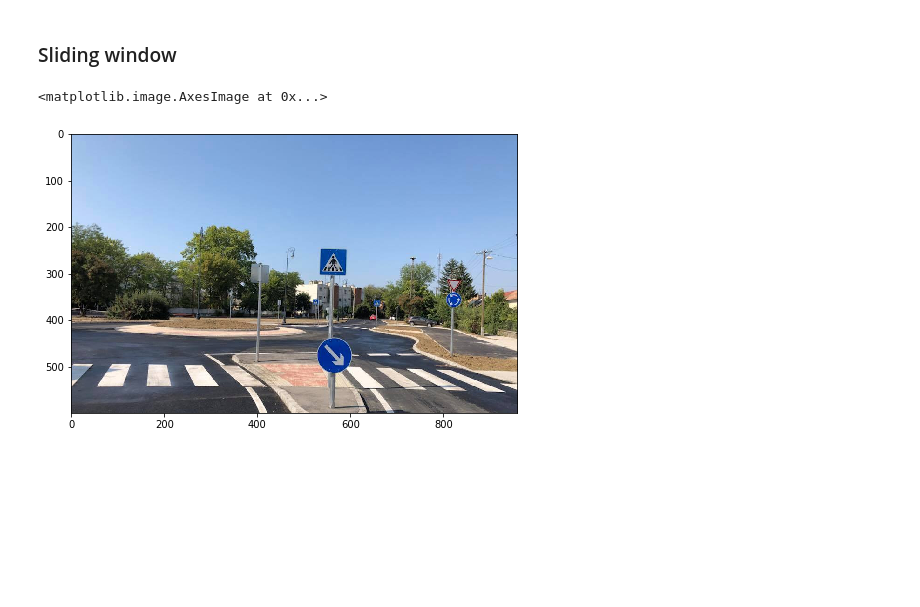
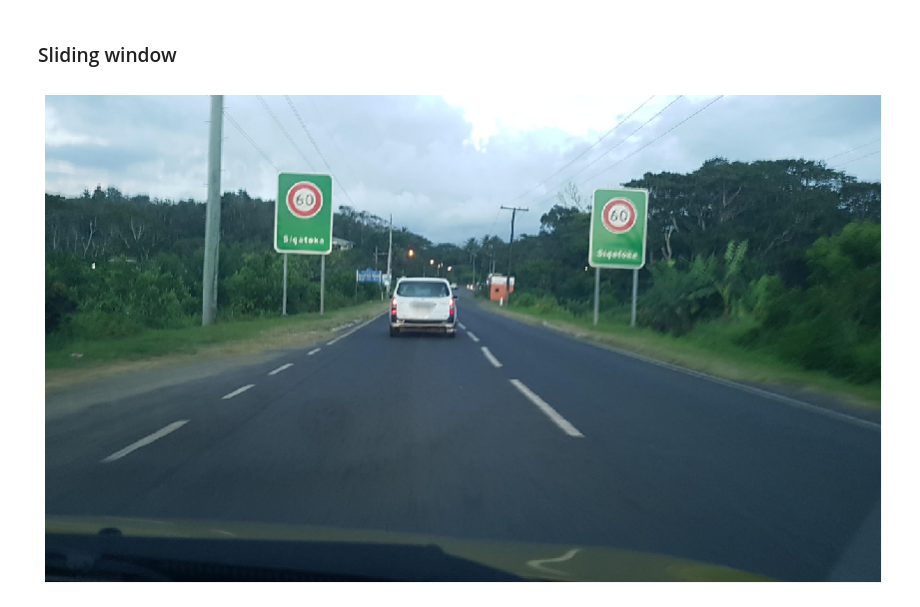
Before and after one commit to cfichtlscherer/ml, a Jupyter notebook: ml/Combine models+Sliding Window.ipynb, the cells around one changed output. Drawn from its saved outputs; the diff is of its cells as text; code cells hidden in the pictures; blank space fills up the shorter version.

```diff
--- a/ml/Combine models+Sliding Window.ipynb
+++ b/ml/Combine models+Sliding Window.ipynb
@@ -74,9 +74,3 @@ def proposals(im):
     return [(r,'r'),(w,'w'),(y,'y'),(b,'b')]
 # %%
 classifier=keras.models.load_model('../trained_models/binaryclassifier.h5')
-# %%
-big_im = Image.open("../data/test/big4.jpg")#.crop((400,200,900,600))
-plt.imshow(np.array(big_im))
-# %% [output]
-<matplotlib.image.AxesImage at 0x...>
-[figure, removed]
@@ -85,3 +77,12 @@ y_size,x_size,_=np.array(big_im).shape
+# %%
+plt.figure(figsize=(15,15))
+big_im = Image.open("../data/test/big8.jpg").crop((200,100,1400,800))
+y_size,x_size,_=np.array(big_im).shape
+plt.imshow(np.array(big_im))
+plt.axis('off')
+plt.savefig('orig.png',bbox_inches='tight',pad_inches=0,transparent=True)
+# %% [output]
+[figure, added]
 # %%
 bigprops=[]
 bigpreds=[]
```
Also changed, not shown: parts of 5 cells of this notebook, 7 other files.
